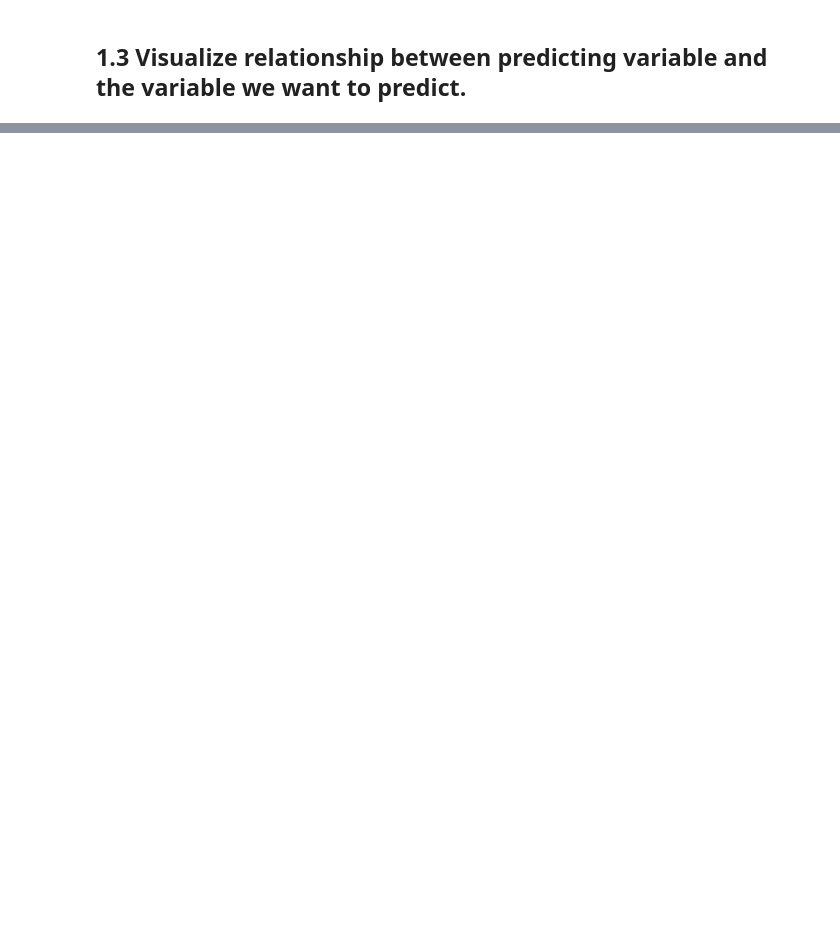
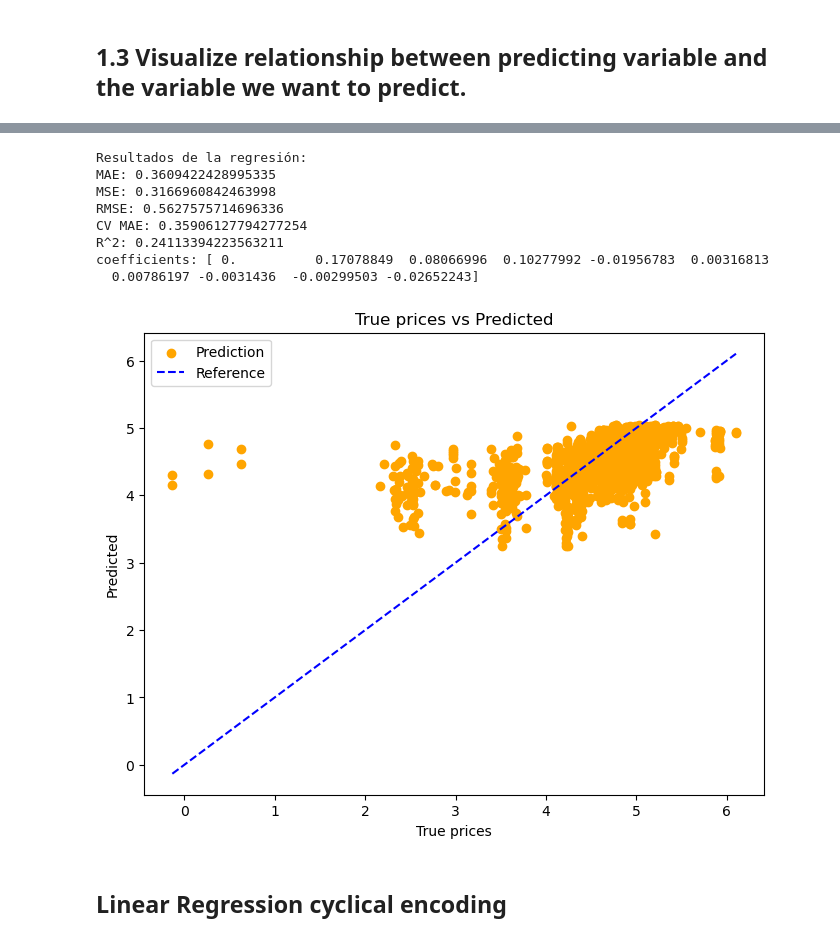
Before and after one commit to ochamodev/lab1_19001395_V_SL, a Jupyter notebook: lab1_19001395_V_EL.ipynb, the cells around one changed output, grey strips where cells are left out. Cells and saved outputs as stored; diff of their text form; code cells hidden in the pictures; blank space fills up the shorter version.

```diff
--- a/lab1_19001395_V_EL.ipynb
+++ b/lab1_19001395_V_EL.ipynb
@@ -191,0 +348,28 @@ KeyError: 'Month'
+# %%
+linearRegresionModelPoly = LinearRegression()
+poly = PolynomialFeatures(2)
+x_multiple = dataset_train[[month_col, hour_of_day_col, day_of_week_col]].values
+x_multiple_test = dataset_test[[month_col,hour_of_day_col, day_of_week_col]].values
+y = prices_train.values
+# %%
+x_poly = poly.fit_transform(x_multiple)
+x_test_poly = poly.fit_transform(x_multiple_test)
+# %%
+linearRegresionModelPoly.fit(x_poly, y)
+
+resultsPoly = evaluate_model(linearRegresionModelPoly, x_test_poly, prices_test)
+
+print_result_metrics(resultsPoly)
+plot_results(resultsPoly['pred'], prices_test)
+# %% [output]
+Resultados de la regresión:
+MAE: 0.3609422428995335
+MSE: 0.3166960842463998
+RMSE: 0.5627575714696336
+CV MAE: 0.35906127794277254
+R^2: 0.24113394223563211
+coefficients: [ 0.          0.17078849  0.08066996  0.10277992 -0.01956783  0.00316813
+  0.00786197 -0.0031436  -0.00299503 -0.02652243]
+[figure, added]
+# %% [markdown]
+## Linear Regression cyclical encoding
```
Also changed, not shown: parts of 60 cells of this notebook, 3 other files.
